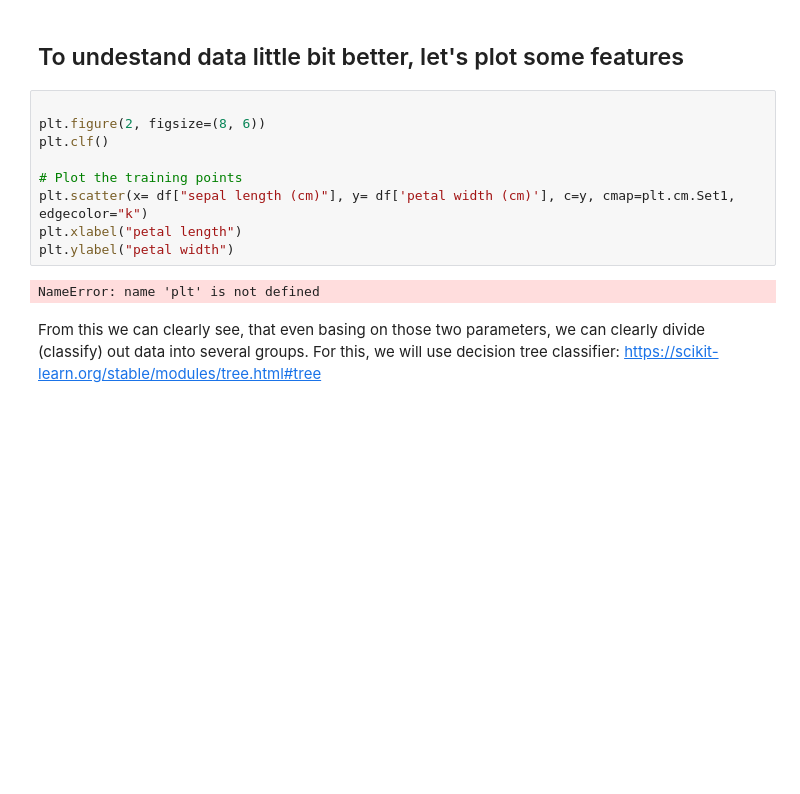
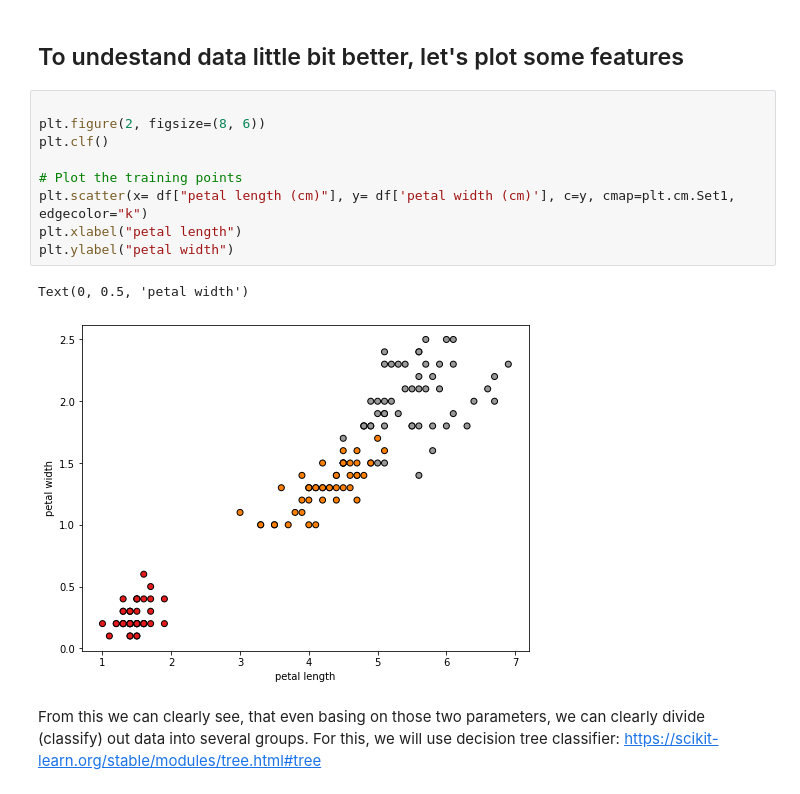
Before and after one commit to codefloww/Trees_algos, a Jupyter notebook: DecisionTreeClassiffier.ipynb, the cells around one changed output. Saved outputs shown, nothing was run; the diff lists cells and outputs as text; blank space fills up the shorter version.

```diff
--- a/DecisionTreeClassiffier.ipynb
+++ b/DecisionTreeClassiffier.ipynb
@@ -115,14 +115,15 @@ array([[5.1, 3.5, 1.4, 0.2],
 # %%
 
 plt.figure(2, figsize=(8, 6))
 plt.clf()
 
 # Plot the training points
-plt.scatter(x= df["sepal length (cm)"], y= df['petal width (cm)'], c=y, cmap=plt.cm.Set1, edgecolor="k")
+plt.scatter(x= df["petal length (cm)"], y= df['petal width (cm)'], c=y, cmap=plt.cm.Set1, edgecolor="k")
 plt.xlabel("petal length")
 plt.ylabel("petal width")
 # %% [output]
-NameError: name 'plt' is not defined
+Text(0, 0.5, 'petal width')
+[figure, added]
 # %% [markdown]
 From this we can clearly see, that even basing on those two parameters, we can clearly divide (classify) out data into several groups. For this, we will use decision tree classifier: https://scikit-learn.org/stable/modules/tree.html#tree
 # %% [markdown]
```
Also changed, not shown: 1 other file.
